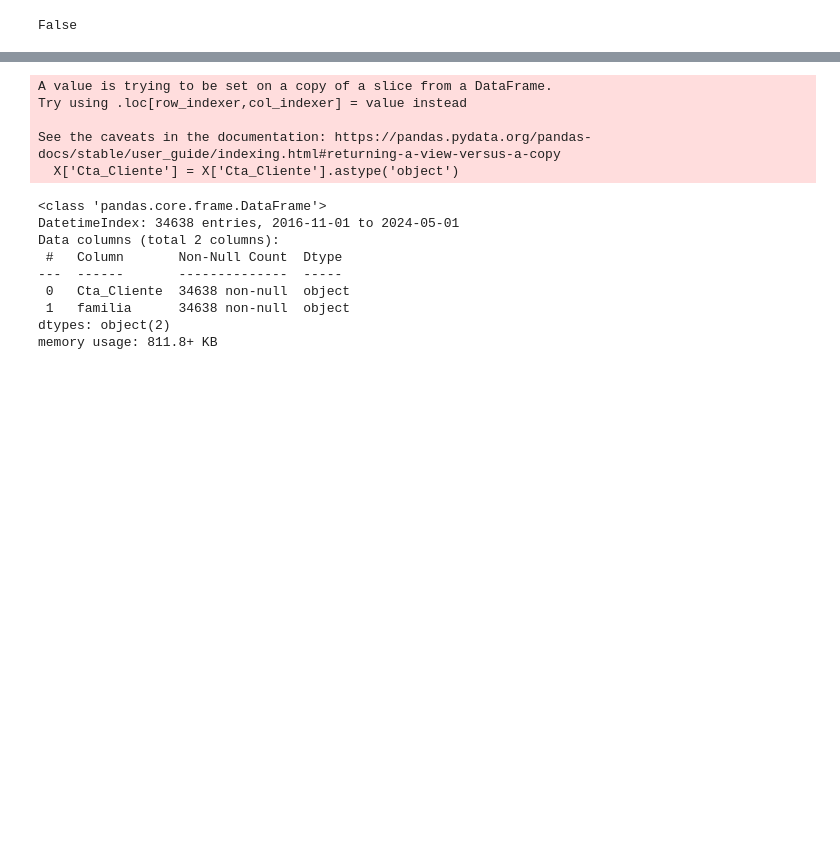
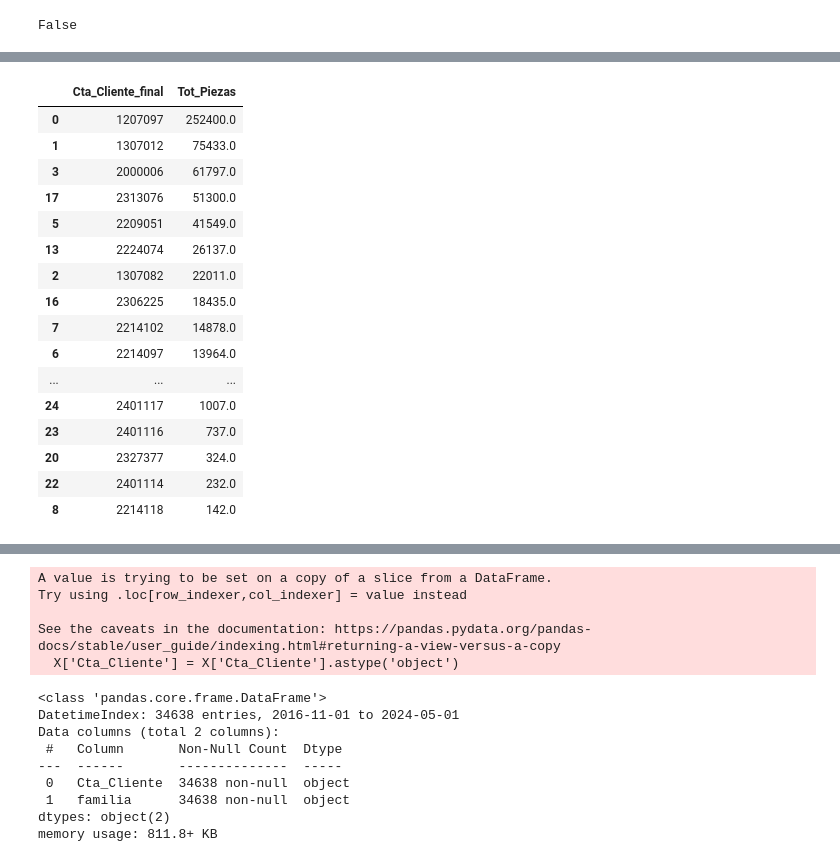
Before and after one commit to ThaylaLuzardo/Forecast_Compras, a Jupyter notebook: notebooks/Prueba modelos.ipynb, the cells around one changed output, grey strips where cells are left out. Cells and saved outputs as stored; diff of their text form; code cells hidden in the pictures; blank space fills up the shorter version.

```diff
--- a/notebooks/Prueba modelos.ipynb
+++ b/notebooks/Prueba modelos.ipynb
@@ -82,0 +76,20 @@ memory usage: 811.8+ KB
+# %%
+compras_por_cliente.sort_values(ascending=False, by=['Tot_Piezas'])
+# %% [output]
+|  | Cta_Cliente_final | Tot_Piezas |
+| 0 | 1207097 | 252400.0 |
+| 1 | 1307012 | 75433.0 |
+| 3 | 2000006 | 61797.0 |
+| 17 | 2313076 | 51300.0 |
+| 5 | 2209051 | 41549.0 |
+| 13 | 2224074 | 26137.0 |
+| 2 | 1307082 | 22011.0 |
+| 16 | 2306225 | 18435.0 |
+| 7 | 2214102 | 14878.0 |
+| 6 | 2214097 | 13964.0 |
+| ... | ... | ... |
+| 24 | 2401117 | 1007.0 |
+| 23 | 2401116 | 737.0 |
+| 20 | 2327377 | 324.0 |
+| 22 | 2401114 | 232.0 |
+| 8 | 2214118 | 142.0 |
```
Also changed, not shown: parts of 20 cells of this notebook.
